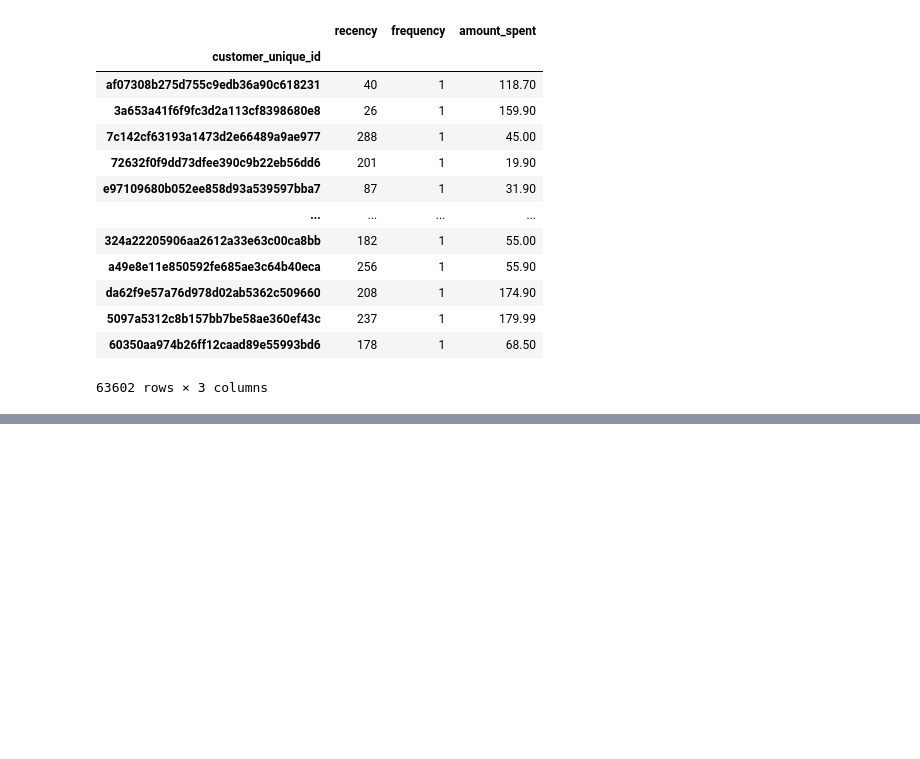
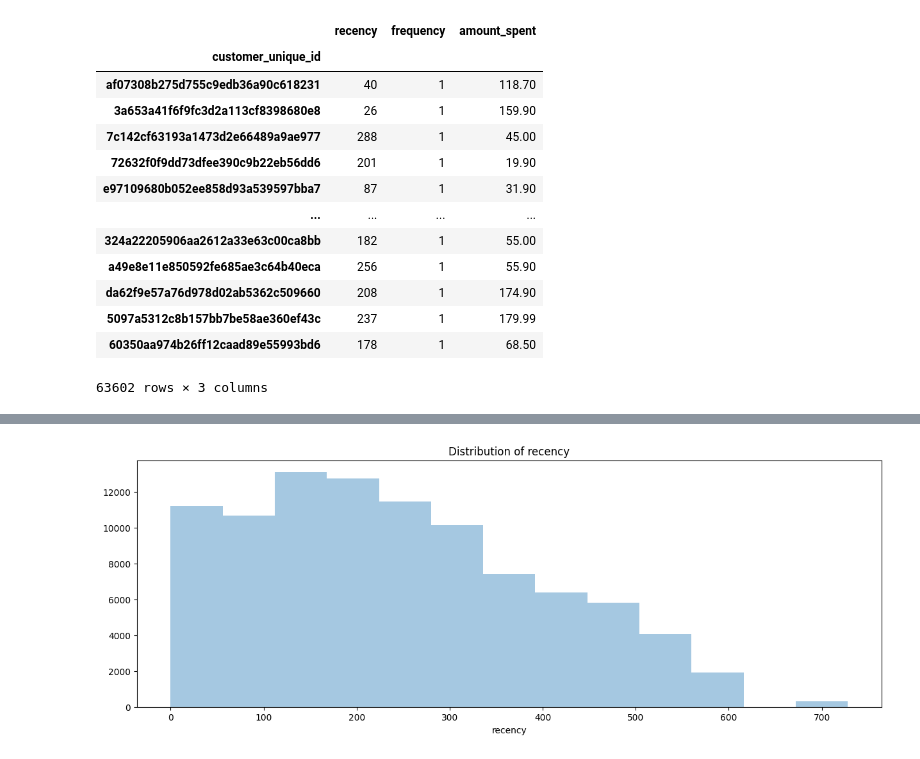
Before and after one commit to ThomasMeb/Projet_4, a Jupyter notebook: Mebarki_Thomas_notebook_simulation_032023.ipynb, the cells around one changed output, grey strips where cells are left out. Cells and saved outputs as stored; diff of their text form; code cells hidden in the pictures; blank space fills up the shorter version.

```diff
--- a/Mebarki_Thomas_notebook_simulation_032023.ipynb
+++ b/Mebarki_Thomas_notebook_simulation_032023.ipynb
@@ -111,0 +120,12 @@ for i in range(1, 52):
+# %%
+data = pd.read_csv('data_RFM.csv')
+data.drop(['Unnamed: 0'], axis=1, inplace=True)
+data.set_index('customer_unique_id', inplace=True)
+# %%
+#plot distribution of recency
+plt.figure(figsize=(15, 5))
+sns.distplot(data['recency'], kde=False, bins=13)
+plt.title('Distribution of recency')
+plt.show()
+# %% [output]
+[figure, added]
```
Also changed, not shown: parts of 12 cells of this notebook.
